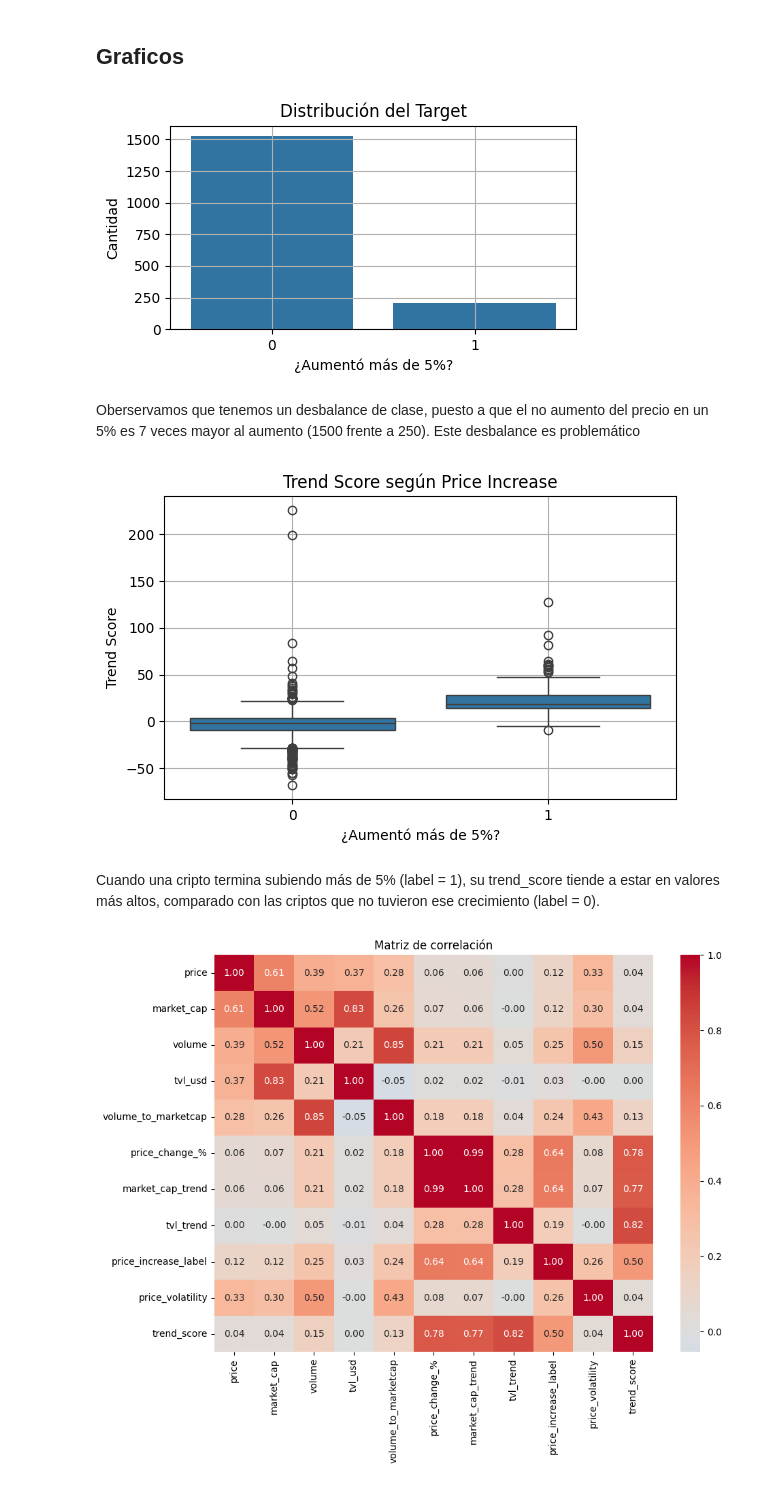
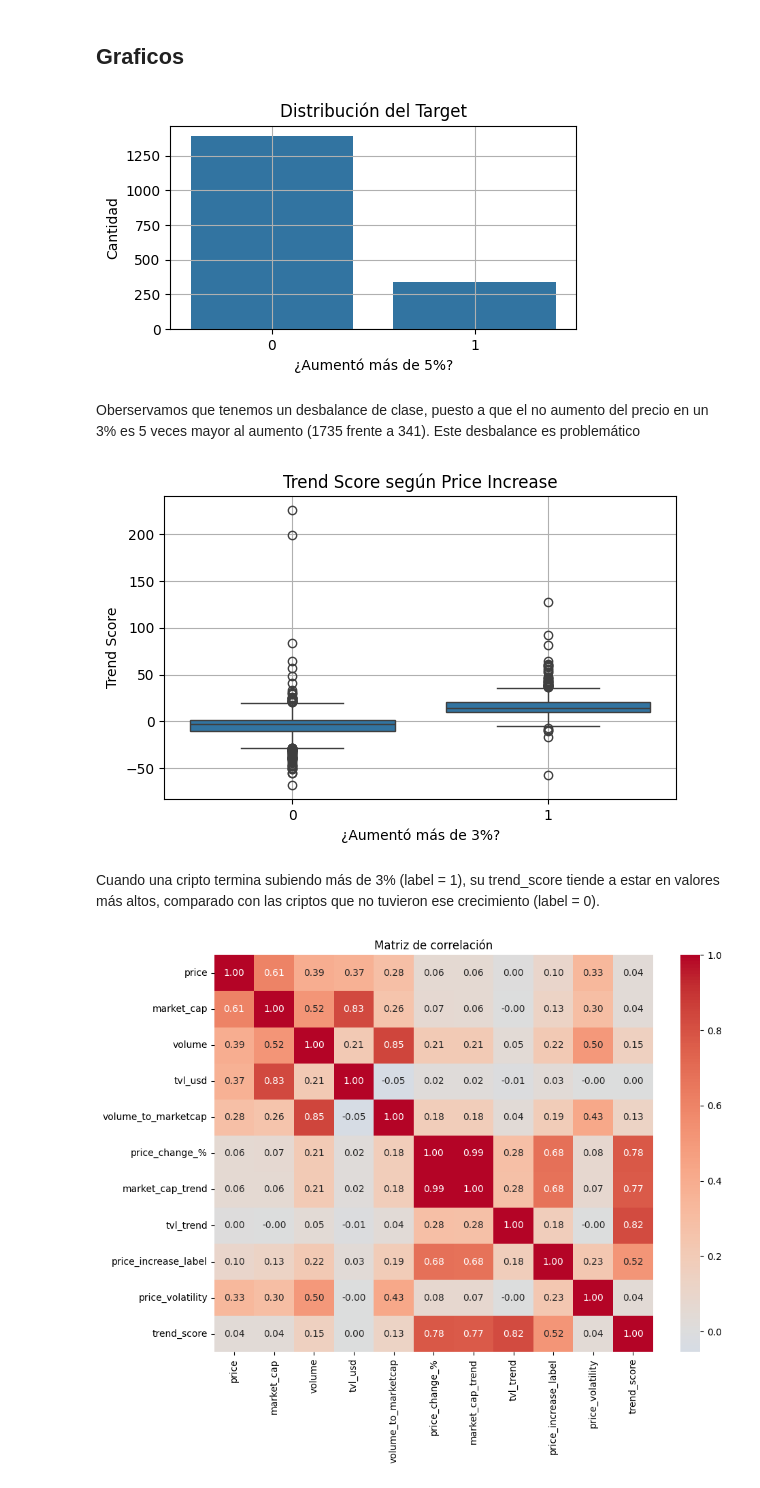
Before and after one commit to Turppie/TP-Machine-Learning, a Jupyter notebook: code/AdquisicionYPreprocesamiento.ipynb, the cells around one changed output. Cells and saved outputs as stored; diff of their text form; code cells hidden in the pictures.

```diff
--- a/code/AdquisicionYPreprocesamiento.ipynb
+++ b/code/AdquisicionYPreprocesamiento.ipynb
@@ -452,7 +471,7 @@ Este será tu target para clasificación, donde etiquetas si un token tuvo un in
 de precio superior a cierto umbral.
 '''
 # Etiqueta si el precio sube más de 5% al día
-eda_data["price_increase_label"] = (eda_data["price_change_%"] > 5).astype(int)
+eda_data["price_increase_label"] = (eda_data["price_change_%"] > 3).astype(int)
 # %%
 '''
 Mide cuán volátil ha sido el precio en los últimos días. Vamos con 7 días como ejemplo
@@ -485,23 +504,23 @@ plt.grid(True)
 plt.tight_layout()
 plt.show()
 # %% [output]
-[figure, old version]
+[figure, new version]
 # %% [markdown]
-Oberservamos que tenemos un desbalance de clase, puesto a que el no aumento del precio en un 5% es 7 veces mayor al aumento (1500 frente a 250). Este desbalance es problemático
+Oberservamos que tenemos un desbalance de clase, puesto a que el no aumento del precio en un 3% es 5 veces mayor al aumento (1735 frente a 341). Este desbalance es problemático
 # %%
 # 2. Trend Score vs Price Increase Label
 plt.figure(figsize=(6, 4))
 sns.boxplot(x="price_increase_label", y="trend_score", data=eda_data)
 plt.title("Trend Score según Price Increase")
-plt.xlabel("¿Aumentó más de 5%?")
+plt.xlabel("¿Aumentó más de 3%?")
 plt.ylabel("Trend Score")
 plt.grid(True)
 plt.tight_layout()
 plt.show()
 # %% [output]
-[figure, old version]
+[figure, new version]
 # %% [markdown]
-Cuando una cripto termina subiendo más de 5% (label = 1), su trend_score tiende a estar en valores más altos, comparado con las criptos que no tuvieron ese crecimiento (label = 0).
+Cuando una cripto termina subiendo más de 3% (label = 1), su trend_score tiende a estar en valores más altos, comparado con las criptos que no tuvieron ese crecimiento (label = 0).
 # %%
 # 3. Volatilidad vs Price Increase Label
 plt.figure(figsize=(10, 8))
```
Also changed, not shown: parts of 14 cells of this notebook.
